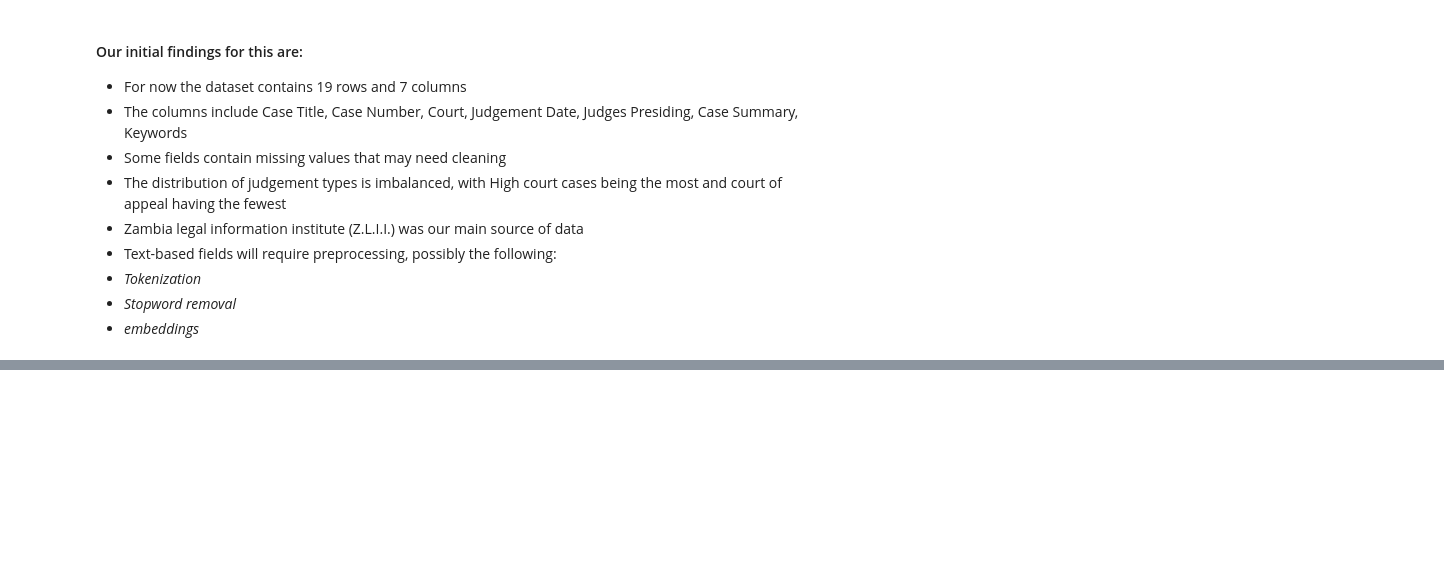
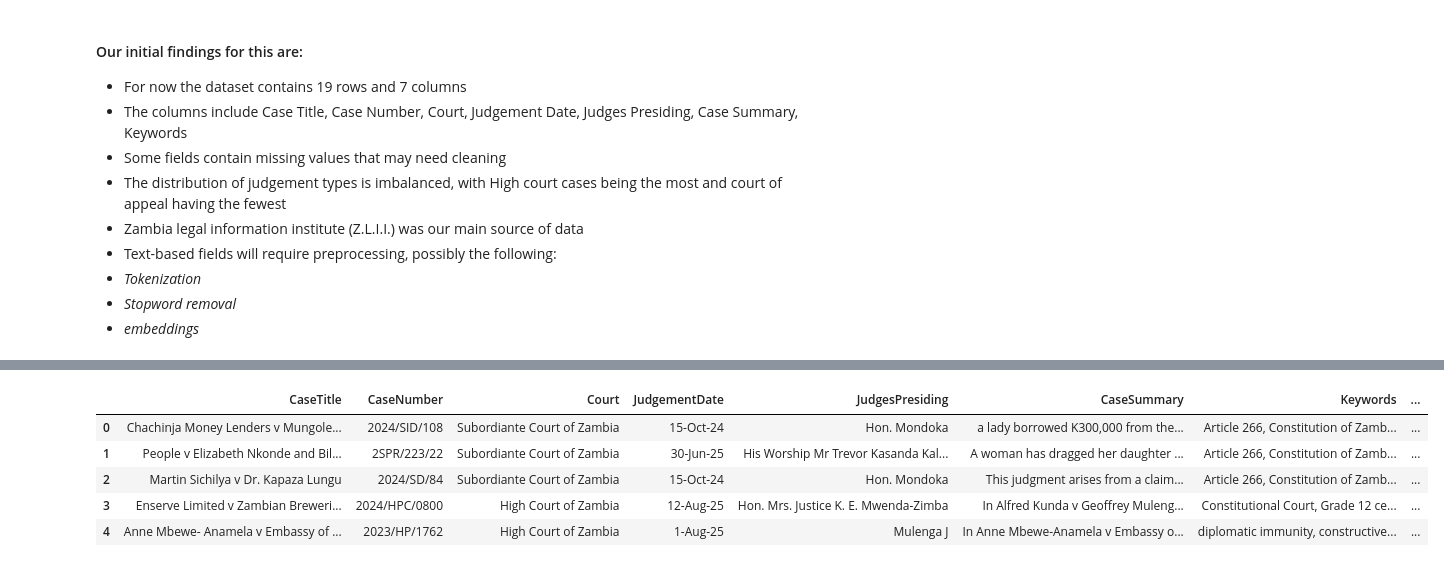
Before and after one commit to SuwilanjiTrey/DataMining-11, a Jupyter notebook: dataMiningGroup11.ipynb, the cells around one changed output, grey strips where cells are left out. Cells and saved outputs as stored; diff of their text form; code cells hidden in the pictures; blank space fills up the shorter version.

```diff
--- a/dataMiningGroup11.ipynb
+++ b/dataMiningGroup11.ipynb
@@ -59,7 +59,7 @@ drive.mount('/content/drive/')
 Mounted at /content/drive/
 # %%
 import pandas as pd
-file_path = "/content/drive/MyDrive/Colab Notebooks/misc-unza25-csc4792-project_team11/Group_11_classification_of_judgements - Group_11_Classification_of_type.csv"
+file_path = "/content/drive/MyDrive/Colab_Notebook/misc-unza25-csc4792-project_team11/Group_11_classification_of_judgements - Group_11_Classification_of_type.csv"
 df = pd.read_csv(file_path)
 # %% [markdown]
 ### 2. Perform initial data exploration using commands like .head(), .info(), .describe(), and .shape
@@ -128,0 +144,17 @@ plt.show()
+# %%
+# Check missing values
+df.isnull().sum().sort_values(ascending=False).head(10)
+
+# Fill numeric NaN with median
+num_cols = df.select_dtypes(include=['float64', 'int64']).columns
+df[num_cols] = df[num_cols].fillna(df[num_cols].median())
+
+# Fill categorical NaN with mode
+cat_cols = df.select_dtypes(include=['object']).columns
+for col in cat_cols:
+    df[col].fillna(df[col].mode()[0], inplace=True)
+
+# Drop duplicates
+df.drop_duplicates(inplace=True)
+
+df.info()
@@ -128,0 +189,26 @@ plt.show()
+# %%
+import pandas as pd
+
+# Feature 1: Title length
+df['CaseTitleLength'] = df['CaseTitle'].astype(str).apply(len)
+
+# Feature 2: Number of judges
+df['NumJudges'] = df['JudgesPresiding'].astype(str).apply(lambda x: len(x.split(',')))
+
+# Feature 3: Summary length
+df['CaseSummaryLength'] = df['CaseSummary'].astype(str).apply(len)
+
+# Feature 4: Has keywords (binary)
+df['HasKeywords'] = df['Keywords'].notnull().astype(int)
+
+# Feature 5: Extract Year from JudgementDate
+df['Year'] = pd.to_datetime(df['JudgementDate'], errors='coerce').dt.year
+
+df.head()
+# %% [output]
+|  | CaseTitle | CaseNumber | Court | JudgementDate | JudgesPresiding | CaseSummary | Keywords | ... |
+| 0 | Chachinja Money Lenders v Mungole... | 2024/SID/108 | Subordiante Court of Zambia | 15-Oct-24 | Hon. Mondoka | a lady borrowed K300,000 from the... | Article 266, Constitution of Zamb... | ... |
+| 1 | People v Elizabeth Nkonde and Bil... | 2SPR/223/22 | Subordiante Court of Zambia | 30-Jun-25 | His Worship Mr Trevor Kasanda Kal... | A woman has dragged her daughter ... | Article 266, Constitution of Zamb... | ... |
+| 2 | Martin Sichilya v Dr. Kapaza Lungu | 2024/SD/84 | Subordiante Court of Zambia | 15-Oct-24 | Hon. Mondoka | This judgment arises from a claim... | Article 266, Constitution of Zamb... | ... |
+| 3 | Enserve Limited v Zambian Breweri... | 2024/HPC/0800 | High Court of Zambia | 12-Aug-25 | Hon. Mrs. Justice K. E. Mwenda-Zimba | In Alfred Kunda v Geoffrey Muleng... | Constitutional Court, Grade 12 ce... | ... |
+| 4 | Anne Mbewe- Anamela v Embassy of ... | 2023/HP/1762 | High Court of Zambia | 1-Aug-25 | Mulenga J | In Anne Mbewe-Anamela v Embassy o... | diplomatic immunity, constructive... | ... |
```
Also changed, not shown: parts of 6 cells of this notebook.
